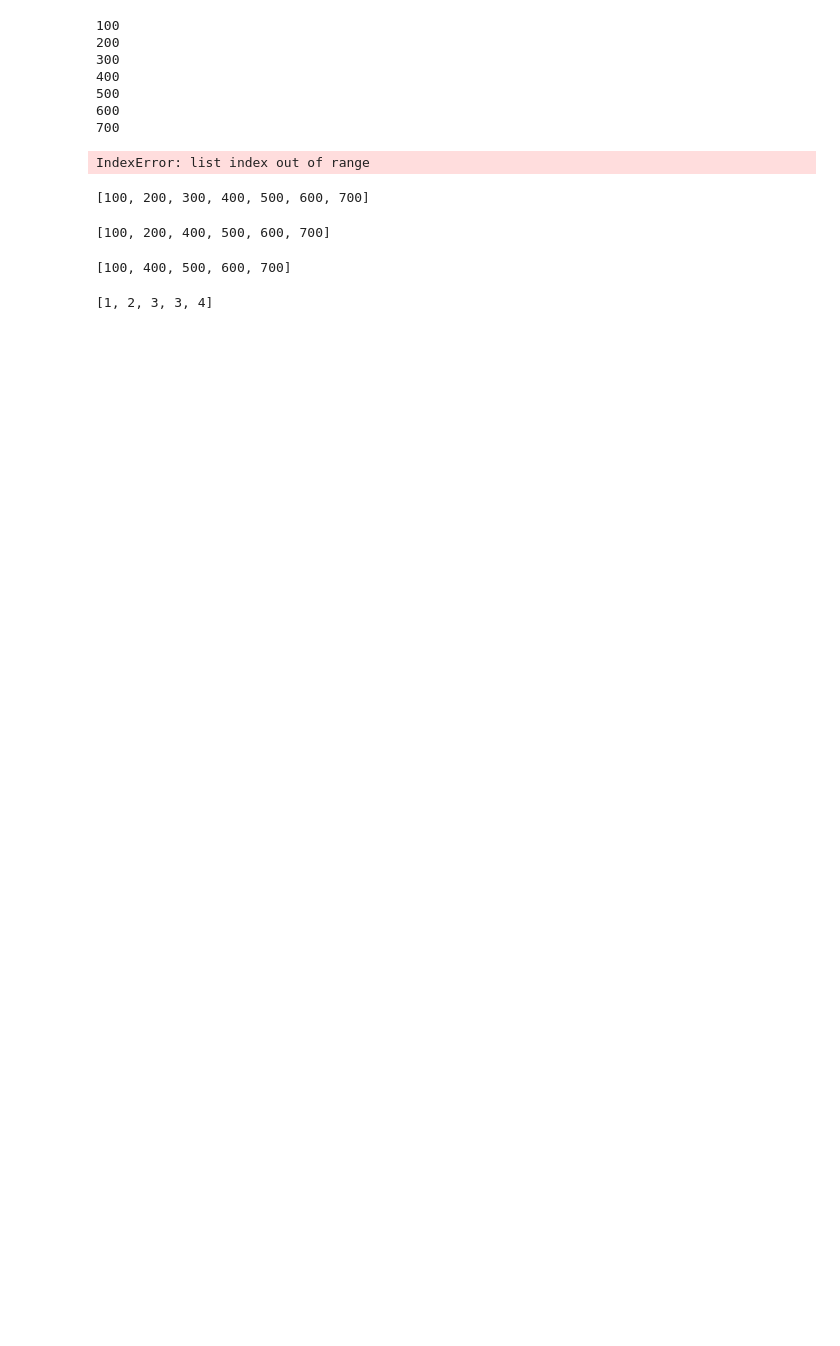
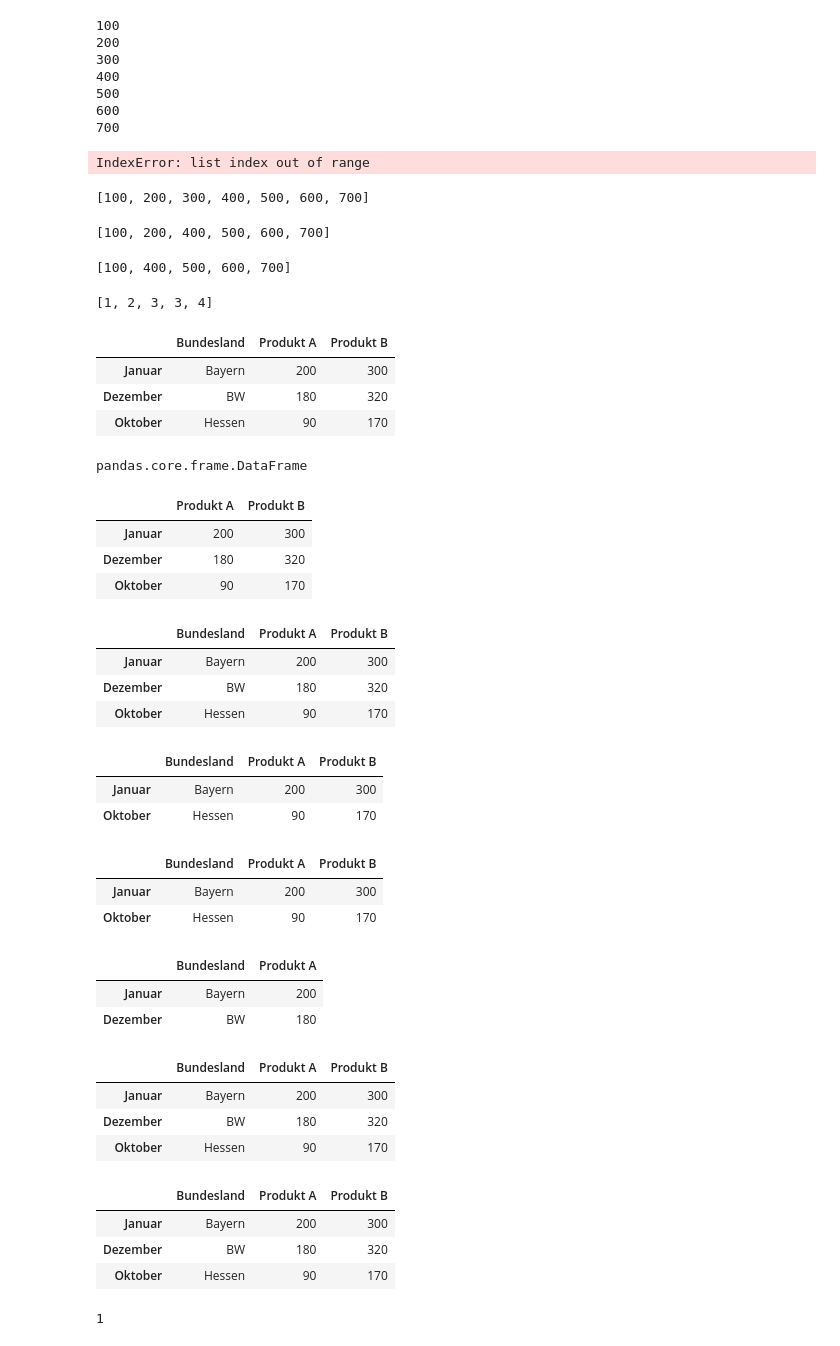
Before and after one commit to juebrauer/code_jb, a Jupyter notebook: 0015_semester_code_programming1/20_exkurs_python.ipynb, the cells around one changed output. Saved outputs shown, nothing was run; the diff lists cells and outputs as text; code cells hidden in the pictures; blank space fills up the shorter version.

```diff
--- a/0015_semester_code_programming1/20_exkurs_python.ipynb
+++ b/0015_semester_code_programming1/20_exkurs_python.ipynb
@@ -599,3 +599,65 @@ v.remove(3)
 v
 # %% [output]
 [1, 2, 3, 3, 4]
+# %%
+d = {"Bundesland" : ["Bayern", "BW", "Hessen"],
+     "Produkt A": [200,180,90],
+     "Produkt B": [300,320,170]}
+import pandas
+df = pandas.DataFrame(d, index=["Januar", "Dezember", "Oktober"])
+df
+# %% [output]
+|  | Bundesland | Produkt A | Produkt B |
+| Januar | Bayern | 200 | 300 |
+| Dezember | BW | 180 | 320 |
+| Oktober | Hessen | 90 | 170 |
+# %%
+type(df)
+# %% [output]
+pandas.core.frame.DataFrame
+# %%
+df[ ["Produkt A", "Produkt B"] ]
+# %% [output]
+|  | Produkt A | Produkt B |
+| Januar | 200 | 300 |
+| Dezember | 180 | 320 |
+| Oktober | 90 | 170 |
+# %%
+df
+# %% [output]
+|  | Bundesland | Produkt A | Produkt B |
+| Januar | Bayern | 200 | 300 |
+| Dezember | BW | 180 | 320 |
+| Oktober | Hessen | 90 | 170 |
+# %%
+df.loc[ ["Januar", "Oktober"] ]
+# %% [output]
+|  | Bundesland | Produkt A | Produkt B |
+| Januar | Bayern | 200 | 300 |
+| Oktober | Hessen | 90 | 170 |
+# %%
+df.iloc[ [0,2] ]
+# %% [output]
+|  | Bundesland | Produkt A | Produkt B |
+| Januar | Bayern | 200 | 300 |
+| Oktober | Hessen | 90 | 170 |
+# %%
+df.iloc[0:2, 0:2]
+# %% [output]
+|  | Bundesland | Produkt A |
+| Januar | Bayern | 200 |
+| Dezember | BW | 180 |
+# %%
+df.head()
+# %% [output]
+|  | Bundesland | Produkt A | Produkt B |
+| Januar | Bayern | 200 | 300 |
+| Dezember | BW | 180 | 320 |
+| Oktober | Hessen | 90 | 170 |
+# %%
+df.tail()
+# %% [output]
+|  | Bundesland | Produkt A | Produkt B |
+| Januar | Bayern | 200 | 300 |
+| Dezember | BW | 180 | 320 |
+| Oktober | Hessen | 90 | 170 |
@@ -601,0 +666,4 @@ v
+# %%
+v[0]
+# %% [output]
+1
```
Also changed, not shown: parts of 1 cell of this notebook, 9 other files.
